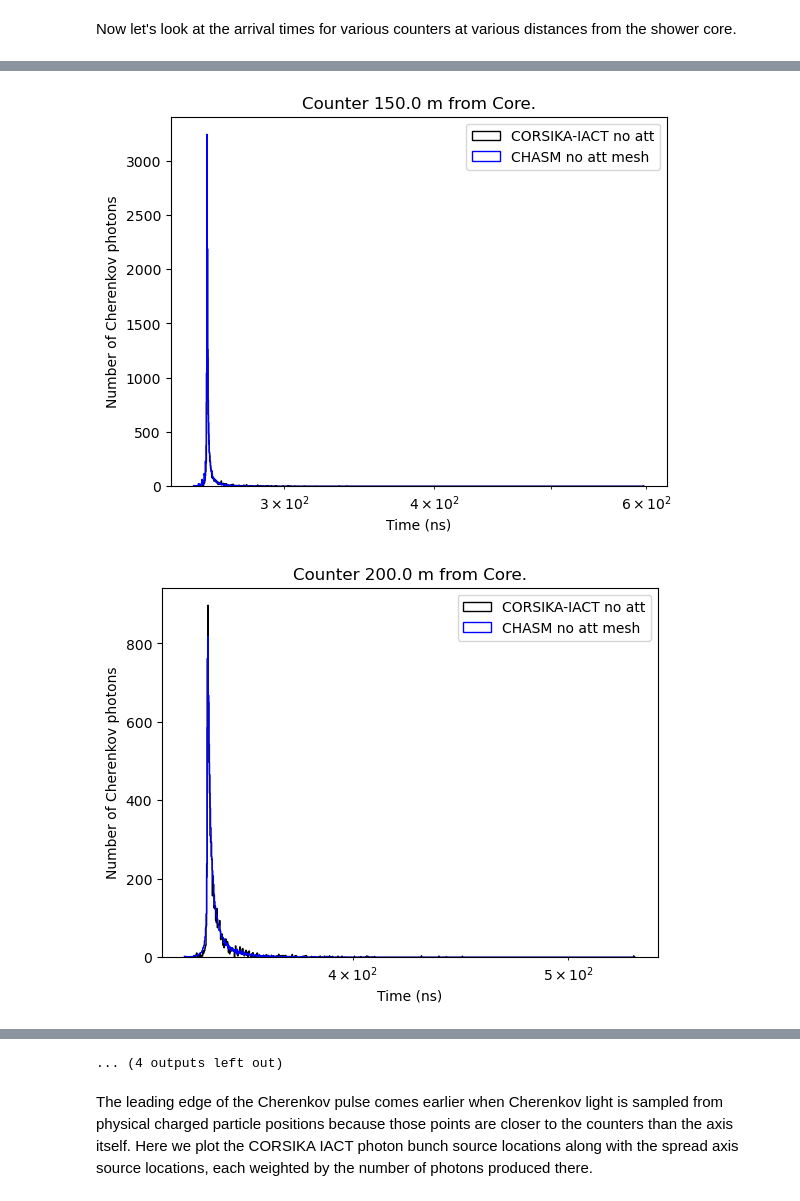
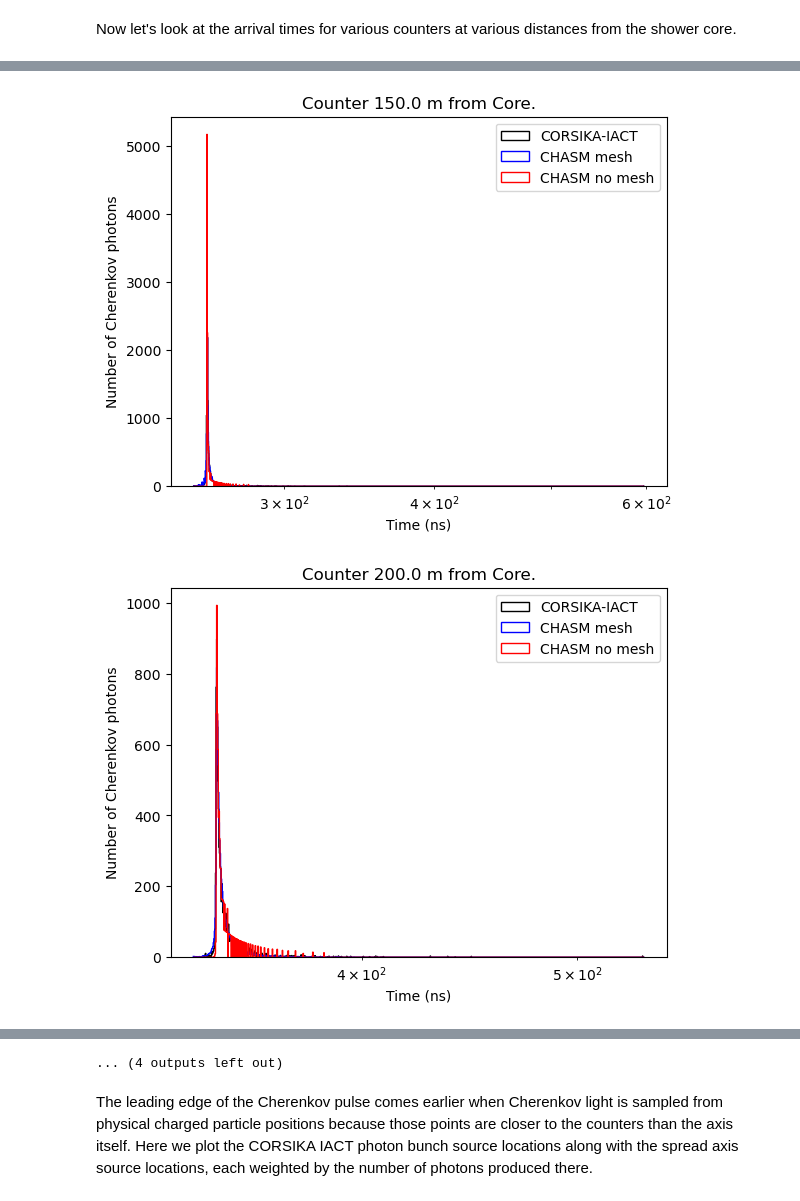
Before and after one commit to ikepc1/CHASM_NuSpacesim, a Jupyter notebook: demo/CORSIKA comparison demo.ipynb, the cells around one changed output, grey strips where cells are left out. Drawn from its saved outputs; the diff is of its cells as text; code cells hidden in the pictures.

```diff
--- a/demo/CORSIKA comparison demo.ipynb
+++ b/demo/CORSIKA comparison demo.ipynb
@@ -61,8 +62,10 @@ plt.title('Cherenkov Lateral Distribution');
 # %% [markdown]
 We can also compare the arrival time distributions of CHASM photons from each stage to that of the CORSIKA IACT photon bunches. For better modeling of the leading edge of the pulse, the CHASM mesh option samples the Cherenkov distribution at rings surrounding the axis, rather than just along the axis. Charged particles are distributed to each ring according to the universal energy-independent NKG distribution.
 # %%
-# times, photons = sim.get_signal_times()
-# sim.run(mesh = True)
+sim.run(mesh = False)
+times = sim.get_signal_times()
+photons = sim.get_signal_photons()
+sim.run(mesh = True)
 # mesh_times, mesh_photons = sim.get_attenuated_signal_times()
 mesh_times = sim.get_signal_times()
 mesh_photons = sim.get_signal_photons()
@@ -77,15 +80,15 @@ for counter in counters_2_plot:
     plt.hist(cors_no_att.get_photon_times(counter), cors_no_att.iact_ghnb[counter], (cors_no_att.iact_ghmn[counter],cors_no_att.iact_ghmx[counter]),
                           color='k',
                           weights=cors_no_att.get_photons(counter),
-                          histtype='step',label='CORSIKA-IACT no att')
+                          histtype='step',label='CORSIKA-IACT')
     plt.hist(mesh_times[counter], cors_no_att.iact_ghnb[counter], (cors_no_att.iact_ghmn[counter],cors_no_att.iact_ghmx[counter]),
                       color='b',
                       weights=mesh_photons[counter],
-                      histtype='step',label='CHASM no att mesh')
-#     plt.hist(times[counter], cors_no_att.iact_ghnb[counter], (cors_no_att.iact_ghmn[counter],cors_no_att.iact_ghmx[counter]),
-#                       color='r',
-#                       weights=photons[counter],
-#                       histtype='step',label='CHASM no att')
+                      histtype='step',label='CHASM mesh')
+    plt.hist(times[counter], cors_no_att.iact_ghnb[counter], (cors_no_att.iact_ghmn[counter],cors_no_att.iact_ghmx[counter]),
+                      color='r',
+                      weights=photons[counter],
+                      histtype='step',label='CHASM no mesh')
     plt.xlabel('Time (ns)')
     plt.ylabel('Number of Cherenkov photons')
     plt.title(f'Counter {cors_no_att.counter_r[counter]:.1f} m from Core.')
@@ -102,2 +105,2 @@ for counter in counters_2_plot:
-[figure, old version]
+[figure, new version]
-[figure, old version]
+[figure, new version]
```
Also changed, not shown: parts of 2 cells of this notebook, 3 other files.
